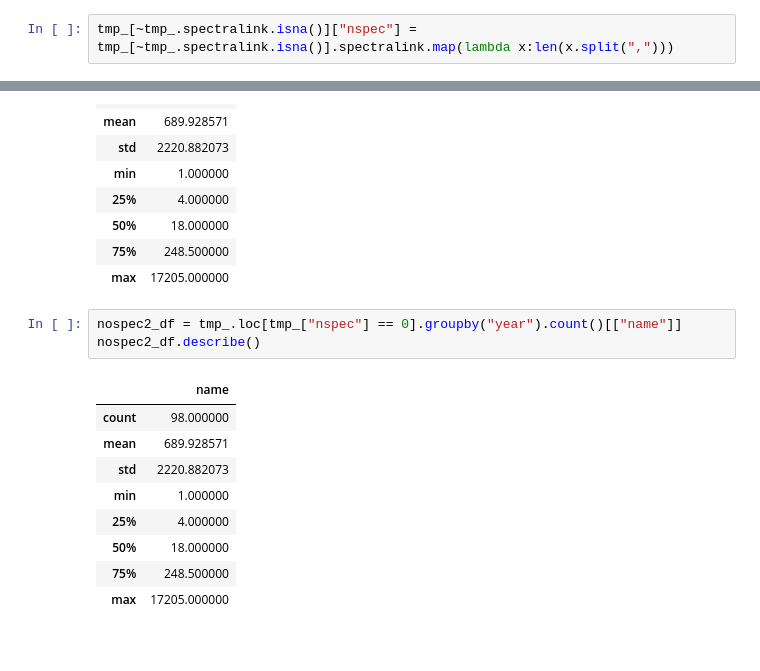
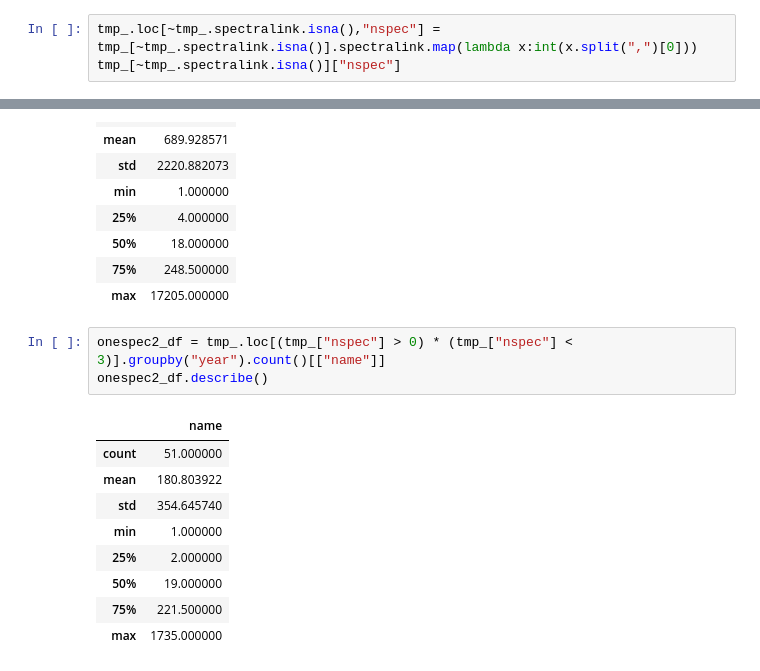
Before and after one commit to fedhere/willowsposterSNcount, a Jupyter notebook: sn_stuff_for_poster_2022pcwFED.ipynb, the cells around one changed output, grey strips where cells are left out. Cells and saved outputs as stored; diff of their text form.

```diff
--- a/sn_stuff_for_poster_2022pcwFED.ipynb
+++ b/sn_stuff_for_poster_2022pcwFED.ipynb
@@ -225,3 +240,4 @@ tmp_["nspec"] = 0
 # %%
-tmp_[~tmp_.spectralink.isna()]["nspec"] = tmp_[~tmp_.spectralink.isna()].spectralink.map(lambda x:len(x.split(",")))
+tmp_.loc[~tmp_.spectralink.isna(),"nspec"] = tmp_[~tmp_.spectralink.isna()].spectralink.map(lambda x:int(x.split(",")[0]))
+tmp_[~tmp_.spectralink.isna()]["nspec"]
 # %% [output]
@@ -259,18 +294,18 @@ reallyall_df.describe()
 | 75% | 248.500000 |
 | max | 17205.000000 |
 # %%
-nospec2_df = tmp_.loc[tmp_["nspec"] == 0].groupby("year").count()[["name"]]
-nospec2_df.describe()
+onespec2_df = tmp_.loc[(tmp_["nspec"] > 0) * (tmp_["nspec"] < 3)].groupby("year").count()[["name"]]
+onespec2_df.describe()
 # %% [output]
 |  | name |
-| count | 98.000000 |
-| mean | 689.928571 |
-| std | 2220.882073 |
+| count | 51.000000 |
+| mean | 180.803922 |
+| std | 354.645740 |
 | min | 1.000000 |
-| 25% | 4.000000 |
-| 50% | 18.000000 |
-| 75% | 248.500000 |
-| max | 17205.000000 |
+| 25% | 2.000000 |
+| 50% | 19.000000 |
+| 75% | 221.500000 |
+| max | 1735.000000 |
 # %%
 multispec2_df = tmp_.loc[tmp_["nspec"] >2].groupby("year").count()[["name"]]
 multispec2_df.describe()
```
Also changed, not shown: parts of 11 cells of this notebook.
